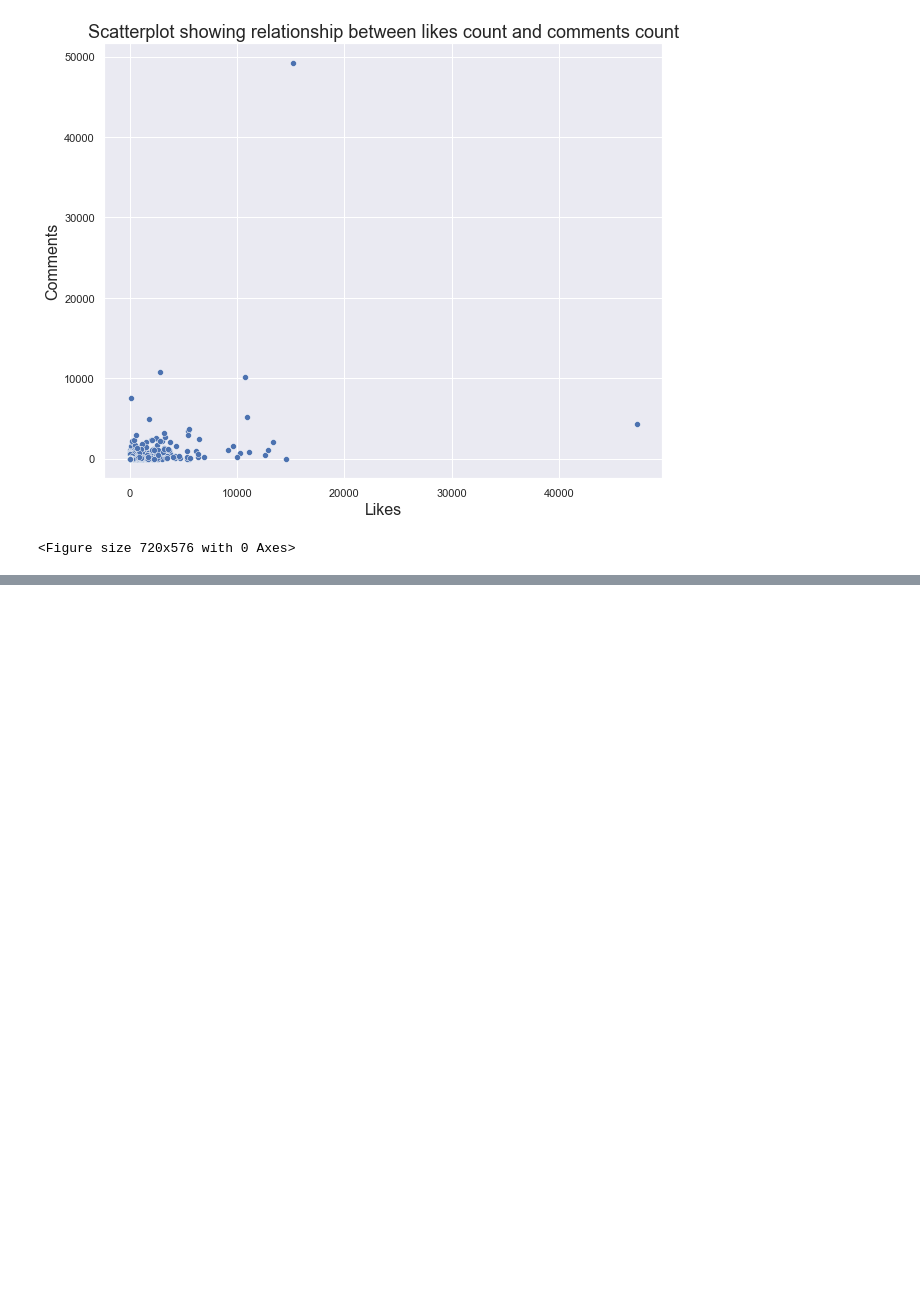
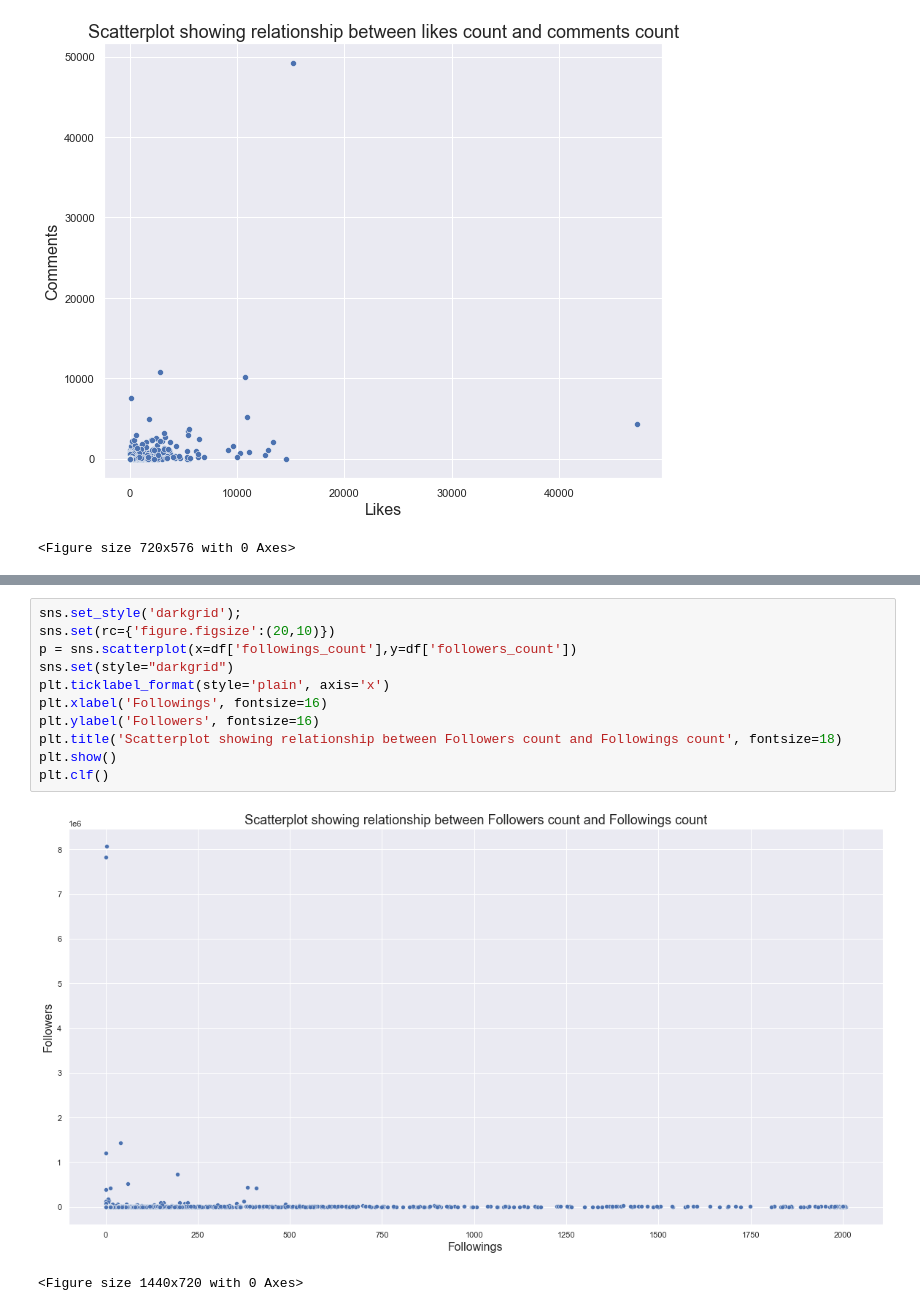
Before and after one commit to machung2001/SoundCloud, a Jupyter notebook: src/users_plotCharts.ipynb, the cells around one changed output, grey strips where cells are left out. Saved outputs shown, nothing was run; the diff lists cells and outputs as text; blank space fills up the shorter version.

```diff
--- a/src/users_plotCharts.ipynb
+++ b/src/users_plotCharts.ipynb
@@ -94,0 +95,14 @@ ax.set_title("Relationship between Followings count and Followers count",size =
+# %%
+sns.set_style('darkgrid');
+sns.set(rc={'figure.figsize':(20,10)})
+p = sns.scatterplot(x=df['followings_count'],y=df['followers_count'])
+sns.set(style="darkgrid")
+plt.ticklabel_format(style='plain', axis='x')
+plt.xlabel('Followings', fontsize=16)
+plt.ylabel('Followers', fontsize=16)
+plt.title('Scatterplot showing relationship between Followers count and Followings count', fontsize=18)
+plt.show()
+plt.clf()
+# %% [output]
+[figure, added]
+<Figure size 1440x720 with 0 Axes>
```
Also changed, not shown: parts of 5 cells of this notebook.
